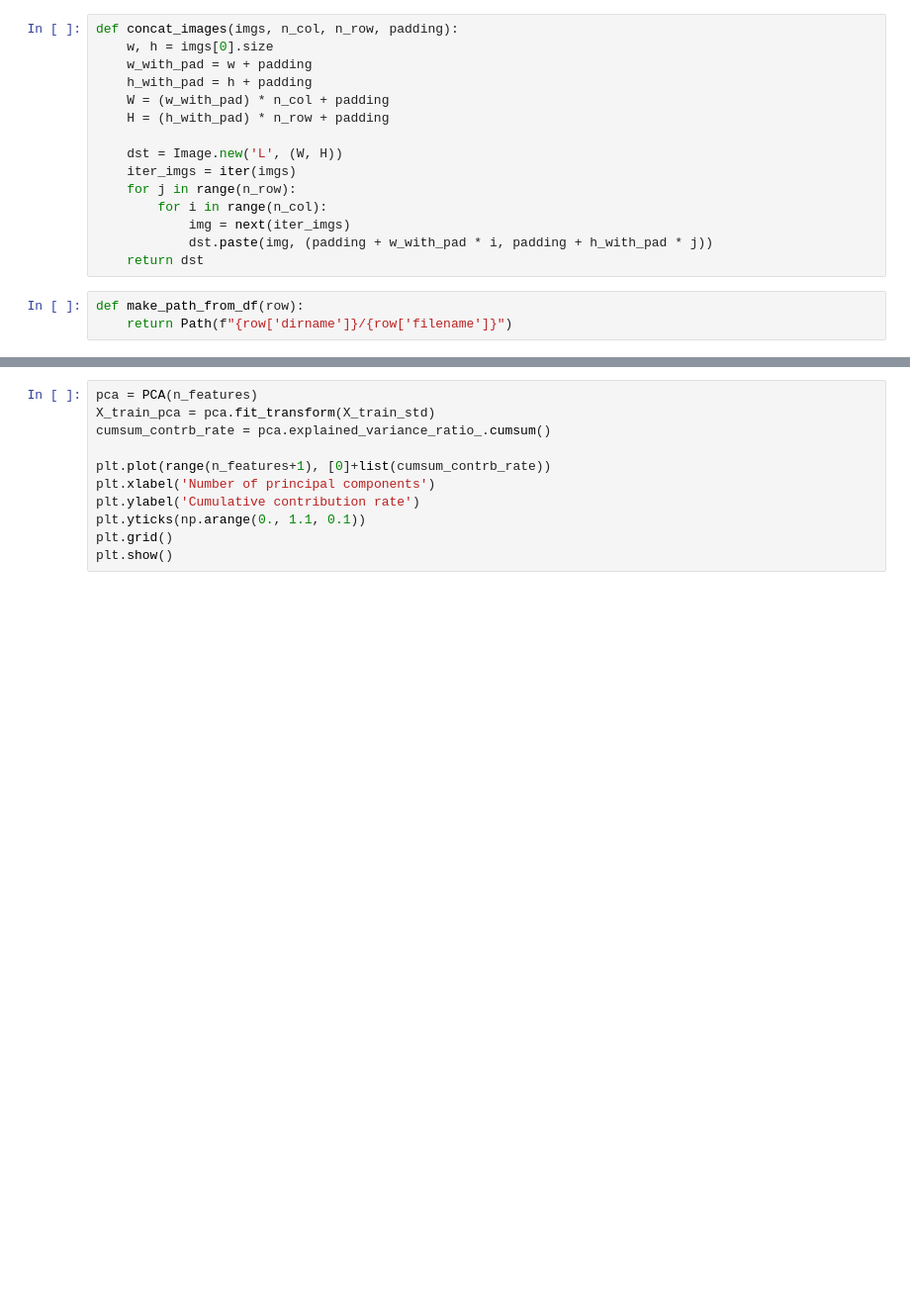
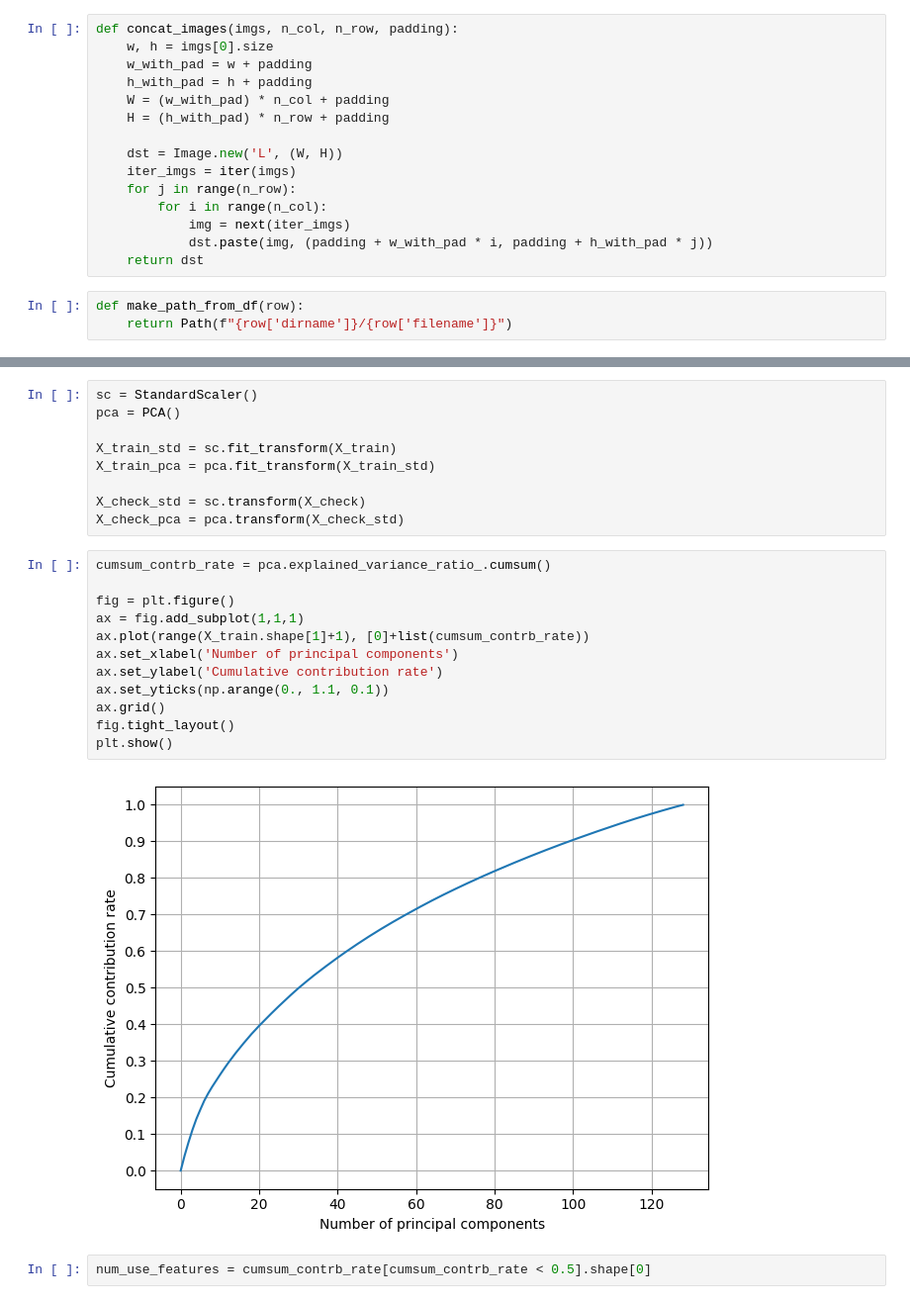
Before and after one commit to RyuichiShinseiB/Feature_extraction, a Jupyter notebook: notebooks/VBGMM_clustering.ipynb, the cells around one changed output, grey strips where cells are left out. Shown: that part at 99% size. Cells and saved outputs as stored; diff of their text form; blank space fills up the shorter version.

```diff
--- a/notebooks/VBGMM_clustering.ipynb
+++ b/notebooks/VBGMM_clustering.ipynb
@@ -122,11 +130,25 @@ X_train_std = stds.fit_transform(X_train)
+# %%
+sc = StandardScaler()
+pca = PCA()
+
+X_train_std = sc.fit_transform(X_train)
+X_train_pca = pca.fit_transform(X_train_std)
+
+X_check_std = sc.transform(X_check)
+X_check_pca = pca.transform(X_check_std)
 # %%
-pca = PCA(n_features)
-X_train_pca = pca.fit_transform(X_train_std)
 cumsum_contrb_rate = pca.explained_variance_ratio_.cumsum()
 
-plt.plot(range(n_features+1), [0]+list(cumsum_contrb_rate))
-plt.xlabel('Number of principal components')
-plt.ylabel('Cumulative contribution rate')
-plt.yticks(np.arange(0., 1.1, 0.1))
-plt.grid()
+fig = plt.figure()
+ax = fig.add_subplot(1,1,1)
+ax.plot(range(X_train.shape[1]+1), [0]+list(cumsum_contrb_rate))
+ax.set_xlabel('Number of principal components')
+ax.set_ylabel('Cumulative contribution rate')
+ax.set_yticks(np.arange(0., 1.1, 0.1))
+ax.grid()
+fig.tight_layout()
 plt.show()
+# %% [output]
+[figure, added]
+# %%
+num_use_features = cumsum_contrb_rate[cumsum_contrb_rate < 0.5].shape[0]
```
Also changed, not shown: parts of 12 cells of this notebook.
